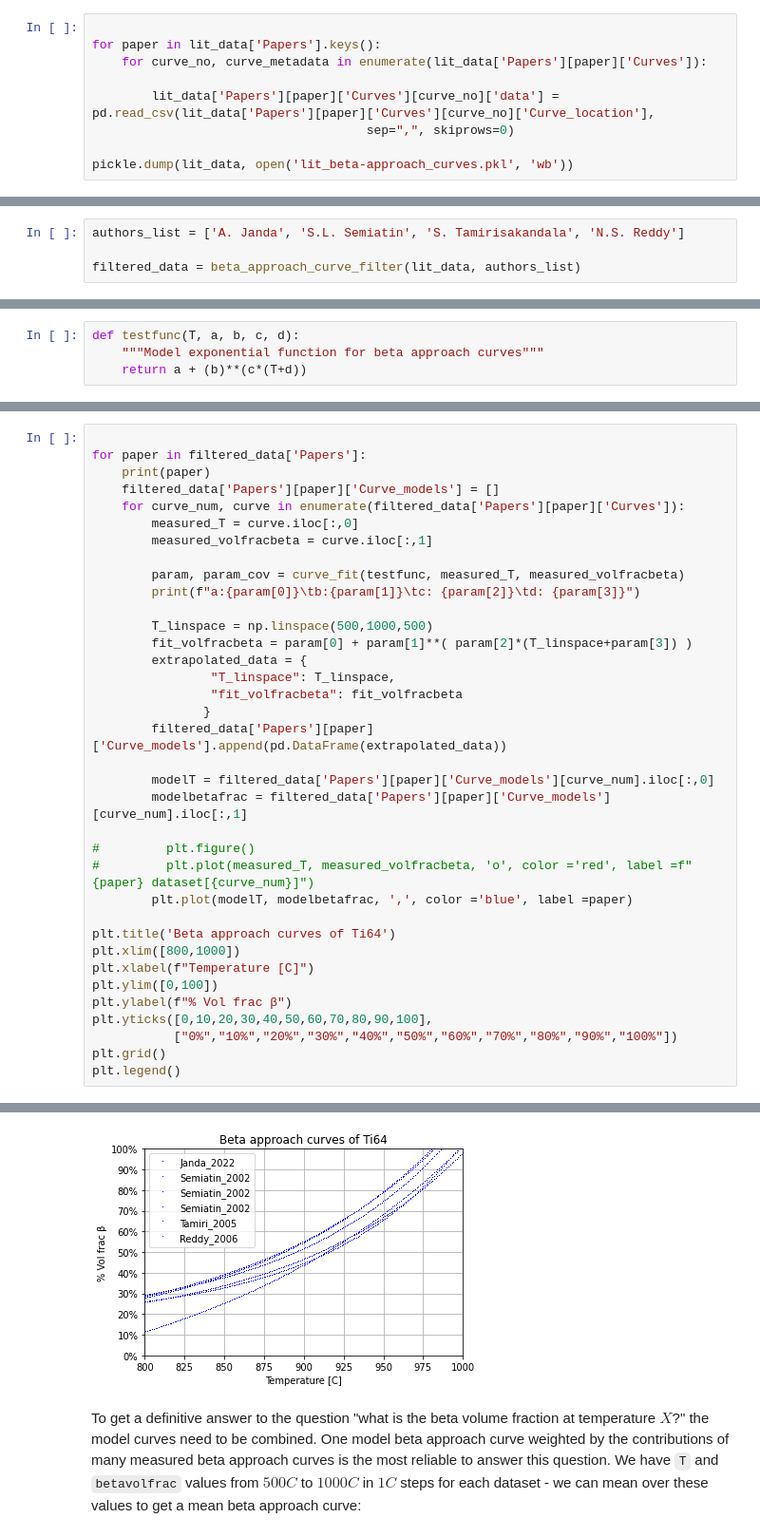
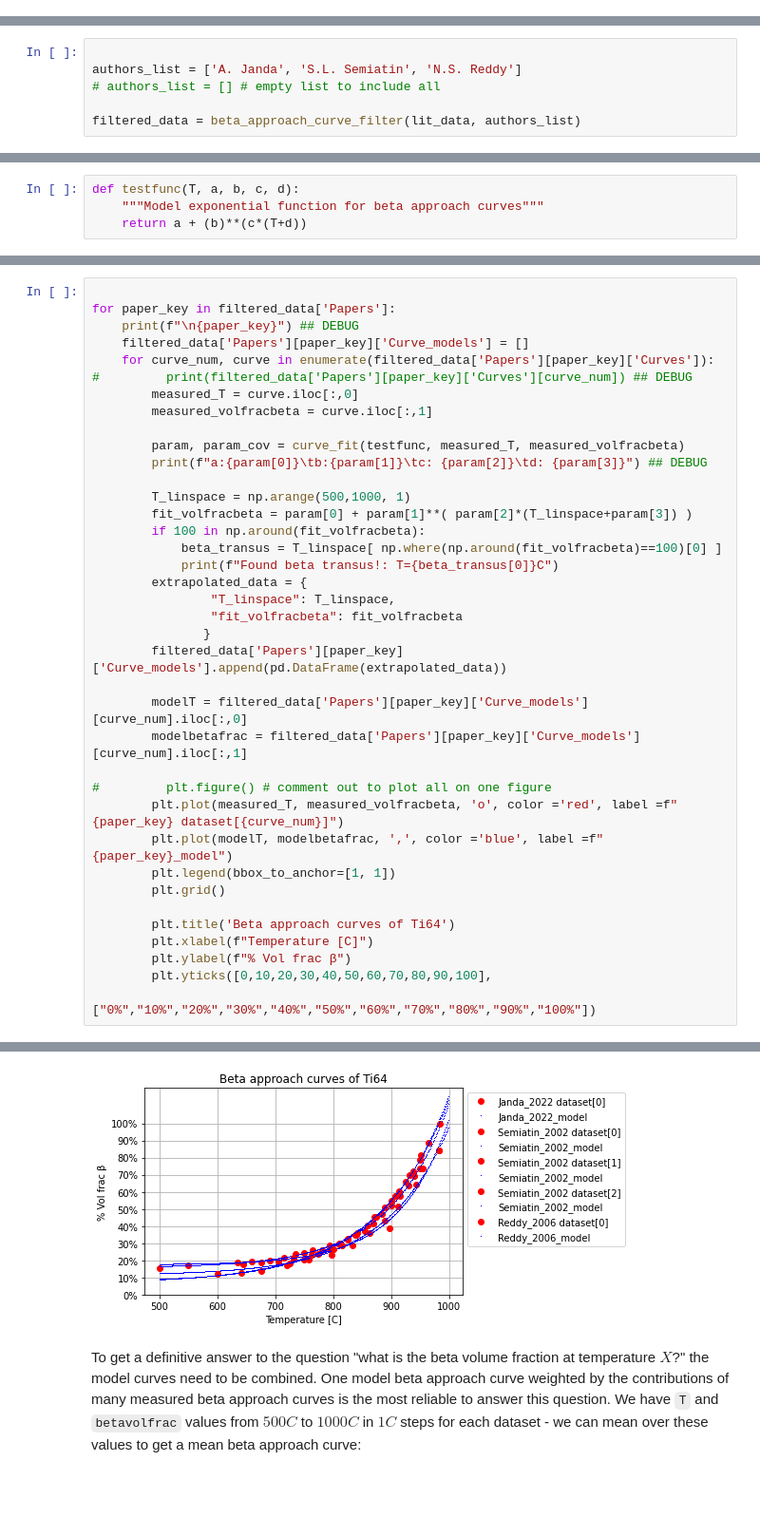
Before and after one commit to RoryAtBar/Ti64-statistical-modelling, a Jupyter notebook: Beta-approach_curve_plotter.ipynb, the cells around one changed output, grey strips where cells are left out. Shown at 95% size. Saved outputs shown, nothing was run; the diff lists cells and outputs as text; blank space fills up the shorter version.

```diff
--- a/Beta-approach_curve_plotter.ipynb
+++ b/Beta-approach_curve_plotter.ipynb
@@ -37,9 +46,0 @@ Save paper metadata and beta-approach curves to a dictionary `lit_data`, which c
-# %%
-
-for paper in lit_data['Papers'].keys():
-    for curve_no, curve_metadata in enumerate(lit_data['Papers'][paper]['Curves']):
-
-        lit_data['Papers'][paper]['Curves'][curve_no]['data'] = pd.read_csv(lit_data['Papers'][paper]['Curves'][curve_no]['Curve_location'],
-                                     sep=",", skiprows=0)
-
-pickle.dump(lit_data, open('lit_beta-approach_curves.pkl', 'wb'))
@@ -48,4 +47,6 @@ Filter out and plot the desired beta approach curves from the literature data:
 # %%
-authors_list = ['A. Janda', 'S.L. Semiatin', 'S. Tamirisakandala', 'N.S. Reddy']
+
+authors_list = ['A. Janda', 'S.L. Semiatin', 'N.S. Reddy']
+# authors_list = [] # empty list to include all
 
 filtered_data = beta_approach_curve_filter(lit_data, authors_list)
@@ -67,39 +81,41 @@ Plot the model curves for each dataset and see the maximum and minimum bounds fo
 Note including only papers with high-temperature ranges of beta volume fraction measurments introduces much more uncertainty at lower temperature, and vice versa.
 # %%
 
-for paper in filtered_data['Papers']:
-    print(paper)
-    filtered_data['Papers'][paper]['Curve_models'] = []
-    for curve_num, curve in enumerate(filtered_data['Papers'][paper]['Curves']):
+for paper_key in filtered_data['Papers']:
+    print(f"\n{paper_key}") ## DEBUG
+    filtered_data['Papers'][paper_key]['Curve_models'] = []
+    for curve_num, curve in enumerate(filtered_data['Papers'][paper_key]['Curves']):
+#         print(filtered_data['Papers'][paper_key]['Curves'][curve_num]) ## DEBUG
         measured_T = curve.iloc[:,0]
         measured_volfracbeta = curve.iloc[:,1]
 
         param, param_cov = curve_fit(testfunc, measured_T, measured_volfracbeta)
-        print(f"a:{param[0]}\tb:{param[1]}\tc: {param[2]}\td: {param[3]}")
+        print(f"a:{param[0]}\tb:{param[1]}\tc: {param[2]}\td: {param[3]}") ## DEBUG
 
-        T_linspace = np.linspace(500,1000,500)
+        T_linspace = np.arange(500,1000, 1)
         fit_volfracbeta = param[0] + param[1]**( param[2]*(T_linspace+param[3]) )
+        if 100 in np.around(fit_volfracbeta):
+            beta_transus = T_linspace[ np.where(np.around(fit_volfracbeta)==100)[0] ]
+            print(f"Found beta transus!: T={beta_transus[0]}C")
         extrapolated_data = {
                 "T_linspace": T_linspace,
                 "fit_volfracbeta": fit_volfracbeta
                }
-        filtered_data['Papers'][paper]['Curve_models'].append(pd.DataFrame(extrapolated_data))
+        filtered_data['Papers'][paper_key]['Curve_models'].append(pd.DataFrame(extrapolated_data))
 
-        modelT = filtered_data['Papers'][paper]['Curve_models'][curve_num].iloc[:,0]
-        modelbetafrac = filtered_data['Papers'][paper]['Curve_models'][curve_num].iloc[:,1]
+        modelT = filtered_data['Papers'][paper_key]['Curve_models'][curve_num].iloc[:,0]
+        modelbetafrac = filtered_data['Papers'][paper_key]['Curve_models'][curve_num].iloc[:,1]
 
-#         plt.figure()
-#         plt.plot(measured_T, measured_volfracbeta, 'o', color ='red', label =f"{paper} dataset[{curve_num}]")
-        plt.plot(modelT, modelbetafrac, ',', color ='blue', label =paper)
+#         plt.figure() # comment out to plot all on one figure
+        plt.plot(measured_T, measured_volfracbeta, 'o', color ='red', label =f"{paper_key} dataset[{curve_num}]")
+        plt.plot(modelT, modelbetafrac, ',', color ='blue', label =f"{paper_key}_model")
+        plt.legend(bbox_to_anchor=[1, 1])
+        plt.grid()
 
-plt.title('Beta approach curves of Ti64')
-plt.xlim([800,1000])
-plt.xlabel(f"Temperature [C]")
-plt.ylim([0,100])
-plt.ylabel(f"% Vol frac β")
-plt.yticks([0,10,20,30,40,50,60,70,80,90,100],
-           ["0%","10%","20%","30%","40%","50%","60%","70%","80%","90%","100%"])
-plt.grid()
-plt.legend()
+        plt.title('Beta approach curves of Ti64')
+        plt.xlabel(f"Temperature [C]")
+        plt.ylabel(f"% Vol frac β")
+        plt.yticks([0,10,20,30,40,50,60,70,80,90,100],
+                   ["0%","10%","20%","30%","40%","50%","60%","70%","80%","90%","100%"])
 # %% [output]
 Janda_2022
@@ -117,4 +135,4 @@ a:6.2870677479286226    b:1.003958728724647     c: 2.014072091301915    d: -411.
-[figure, old version]
+[figure, new version]
 # %% [markdown]
 To get a definitive answer to the question "what is the beta volume fraction at temperature $X$?" the model curves need to be combined.
 One model beta approach curve weighted by the contributions of many measured beta approach curves is the most reliable to answer this question.
```
Also changed, not shown: parts of 14 cells of this notebook.
